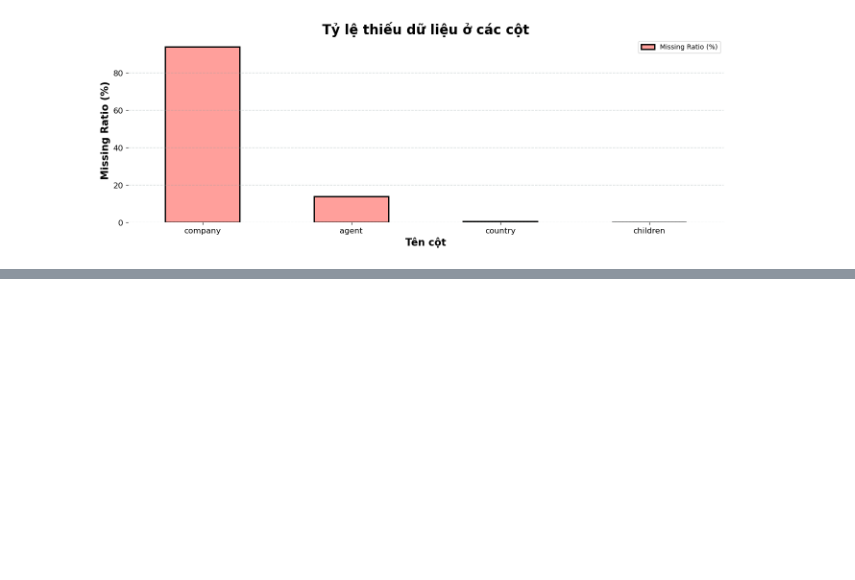
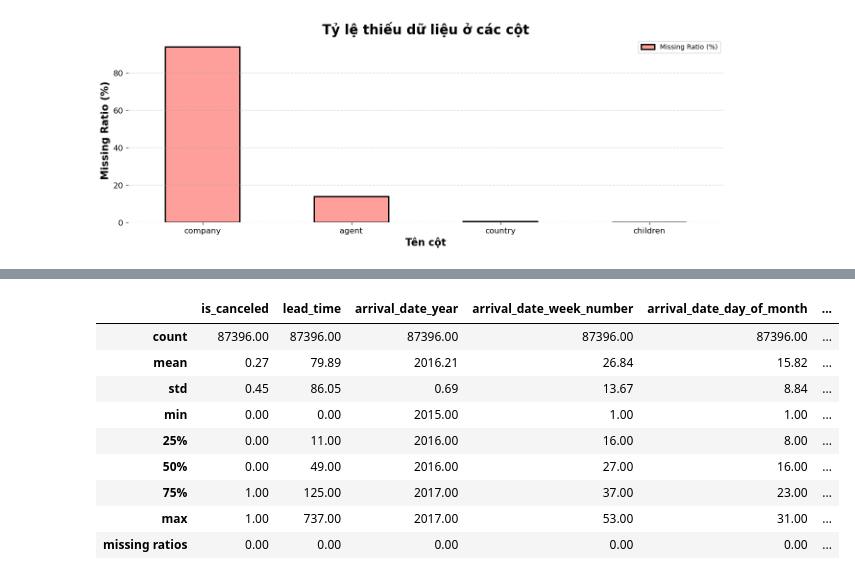
Before and after one commit to kolee1902/Data_Visualization_DoAnQuanHoa, a Jupyter notebook: Hotel_Booking.ipynb, the cells around one changed output, grey strips where cells are left out. Cells and saved outputs as stored; diff of their text form; code cells hidden in the pictures; blank space fills up the shorter version.

```diff
--- a/Hotel_Booking.ipynb
+++ b/Hotel_Booking.ipynb
@@ -133,0 +167,19 @@ plt.show()
+# %%
+num_col_dist_df = hotel_df[numeric_cols].copy()
+missing_percentage = num_col_dist_df.isna().mean() * 100
+
+num_col_dist_df = num_col_dist_df.describe(percentiles=[.25, .5, .75]).round(2)
+num_col_dist_df.loc['missing ratios'] = missing_percentage
+
+num_col_dist_df
+# %% [output]
+|  | is_canceled | lead_time | arrival_date_year | arrival_date_week_number | arrival_date_day_of_month | ... |
+| count | 87396.00 | 87396.00 | 87396.00 | 87396.00 | 87396.00 | ... |
+| mean | 0.27 | 79.89 | 2016.21 | 26.84 | 15.82 | ... |
+| std | 0.45 | 86.05 | 0.69 | 13.67 | 8.84 | ... |
+| min | 0.00 | 0.00 | 2015.00 | 1.00 | 1.00 | ... |
+| 25% | 0.00 | 11.00 | 2016.00 | 16.00 | 8.00 | ... |
+| 50% | 0.00 | 49.00 | 2016.00 | 27.00 | 16.00 | ... |
+| 75% | 1.00 | 125.00 | 2017.00 | 37.00 | 23.00 | ... |
+| max | 1.00 | 737.00 | 2017.00 | 53.00 | 31.00 | ... |
+| missing ratios | 0.00 | 0.00 | 0.00 | 0.00 | 0.00 | ... |
```
Also changed, not shown: parts of 22 cells of this notebook.
